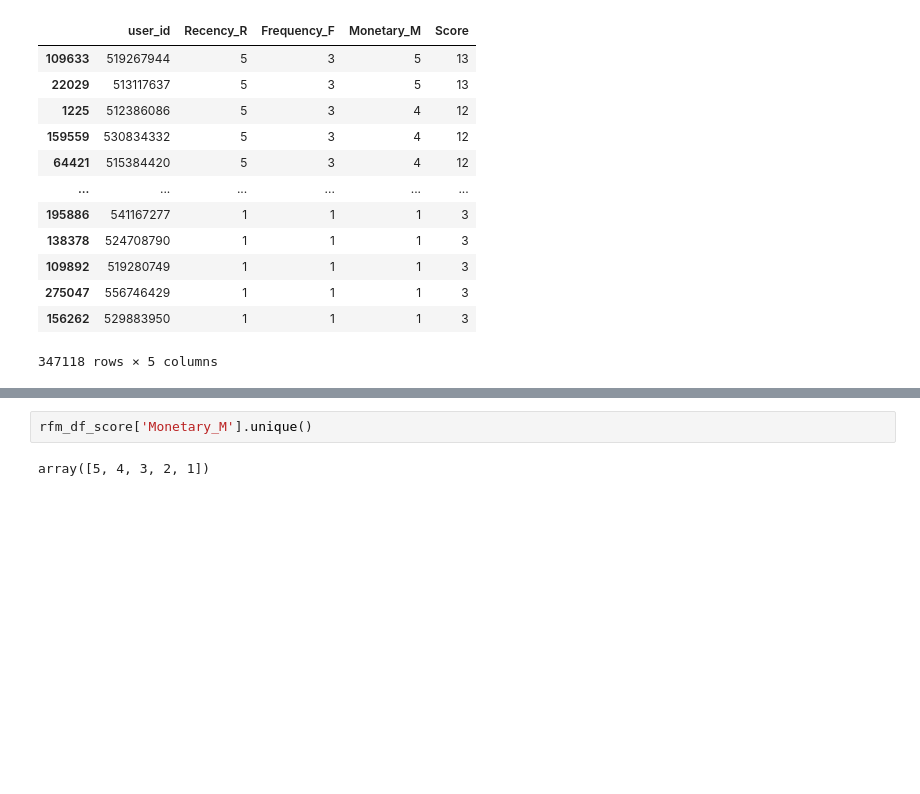
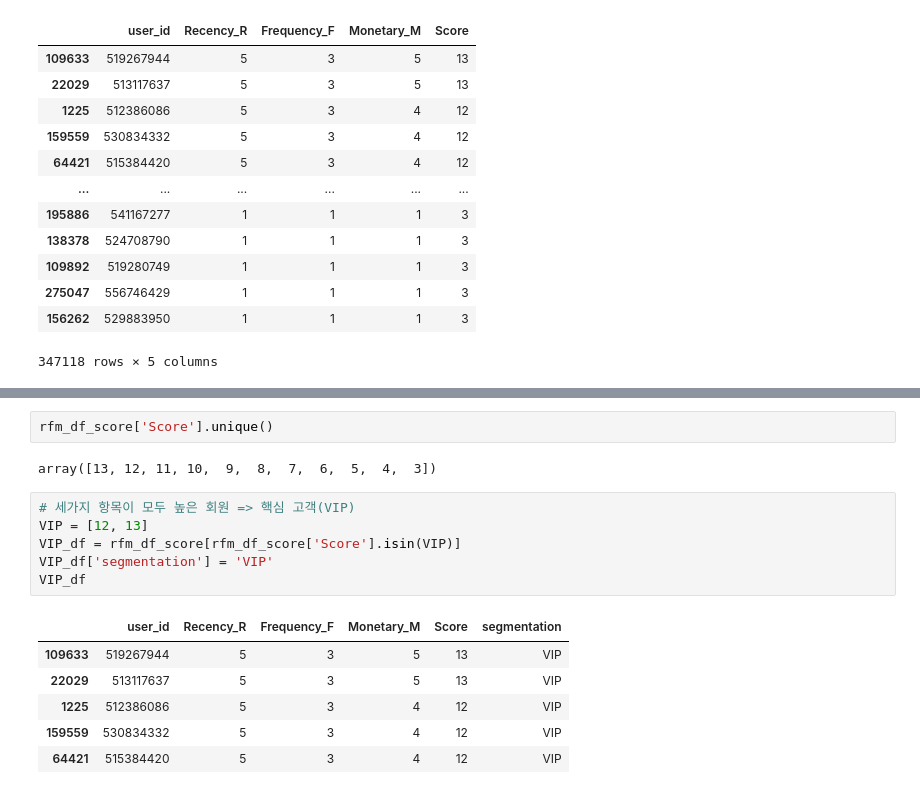
Before and after one commit to Songnahyun/AI_12_cp2_project, a Jupyter notebook: CP2_송나현.ipynb, the cells around one changed output, grey strips where cells are left out. Drawn from its saved outputs; the diff is of its cells as text; blank space fills up the shorter version.

```diff
--- a/CP2_송나현.ipynb
+++ b/CP2_송나현.ipynb
@@ -474,4 +510,17 @@ rfm_df_score
 # %%
-rfm_df_score['Monetary_M'].unique()
+rfm_df_score['Score'].unique()
 # %% [output]
-array([5, 4, 3, 2, 1])
+array([13, 12, 11, 10,  9,  8,  7,  6,  5,  4,  3])
+# %%
+# 세가지 항목이 모두 높은 회원 => 핵심 고객(VIP)
+VIP = [12, 13]
+VIP_df = rfm_df_score[rfm_df_score['Score'].isin(VIP)]
+VIP_df['segmentation'] = 'VIP'
+VIP_df
+# %% [output]
+|  | user_id | Recency_R | Frequency_F | Monetary_M | Score | segmentation |
+| 109633 | 519267944 | 5 | 3 | 5 | 13 | VIP |
+| 22029 | 513117637 | 5 | 3 | 5 | 13 | VIP |
+| 1225 | 512386086 | 5 | 3 | 4 | 12 | VIP |
+| 159559 | 530834332 | 5 | 3 | 4 | 12 | VIP |
+| 64421 | 515384420 | 5 | 3 | 4 | 12 | VIP |
```
Also changed, not shown: parts of 11 cells of this notebook.
